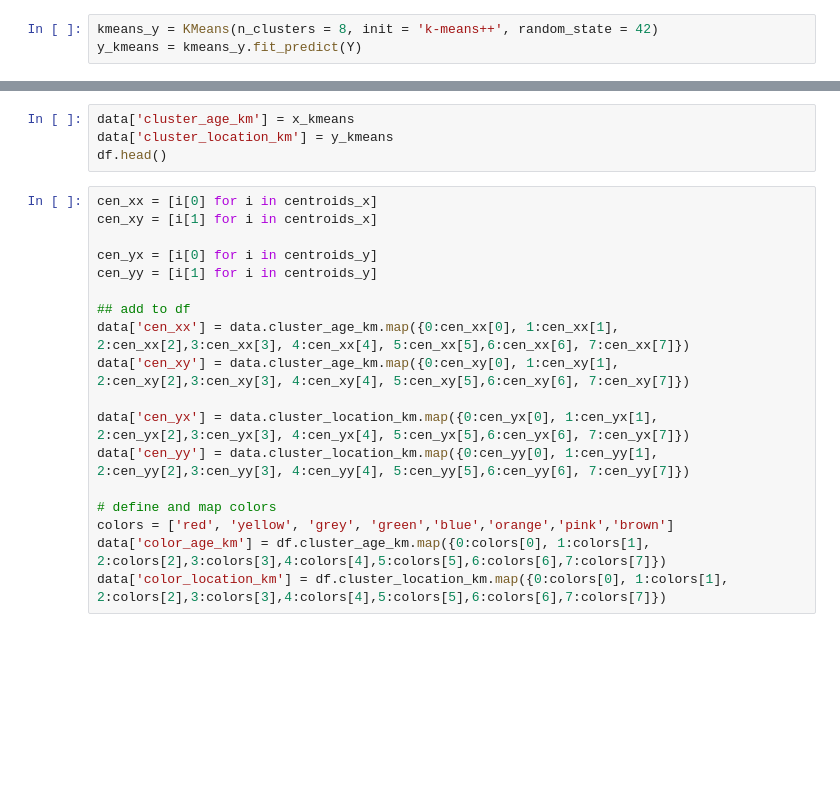
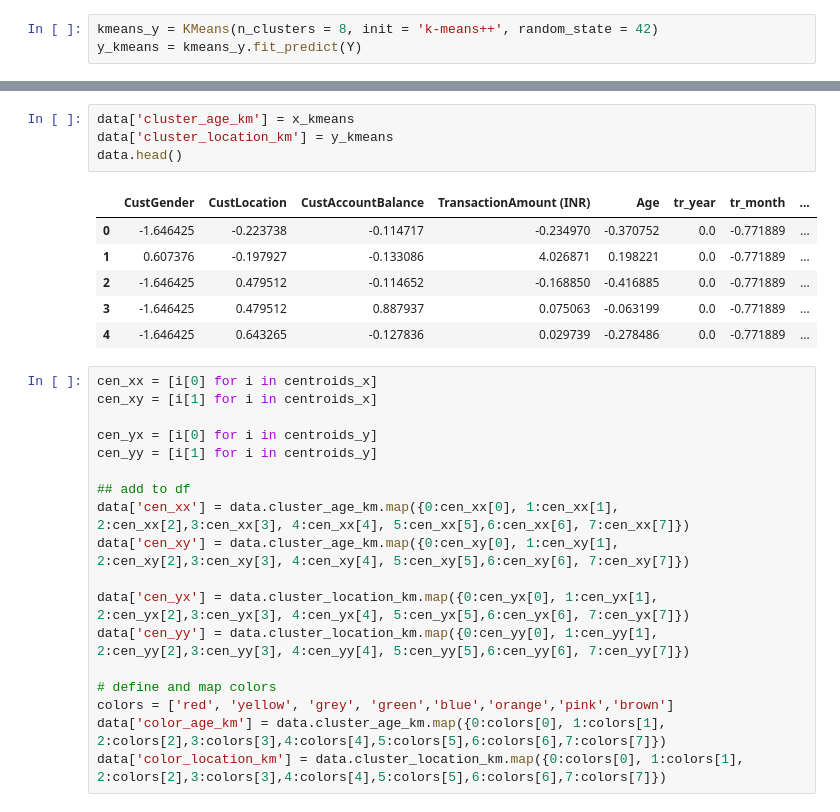
Before and after one commit to lngonzalezm/PruebaTecnicaNequi, a Jupyter notebook: Model.ipynb, the cells around one changed output, grey strips where cells are left out. Saved outputs shown, nothing was run; the diff lists cells and outputs as text; blank space fills up the shorter version.

```diff
--- a/Model.ipynb
+++ b/Model.ipynb
@@ -75,7 +96,14 @@ print(centroids_x,centroids_y)
 # %%
 data['cluster_age_km'] = x_kmeans
 data['cluster_location_km'] = y_kmeans
-df.head()
+data.head()
+# %% [output]
+|  | CustGender | CustLocation | CustAccountBalance | TransactionAmount (INR) | Age | tr_year | tr_month | ... |
+| 0 | -1.646425 | -0.223738 | -0.114717 | -0.234970 | -0.370752 | 0.0 | -0.771889 | ... |
+| 1 | 0.607376 | -0.197927 | -0.133086 | 4.026871 | 0.198221 | 0.0 | -0.771889 | ... |
+| 2 | -1.646425 | 0.479512 | -0.114652 | -0.168850 | -0.416885 | 0.0 | -0.771889 | ... |
+| 3 | -1.646425 | 0.479512 | 0.887937 | 0.075063 | -0.063199 | 0.0 | -0.771889 | ... |
+| 4 | -1.646425 | 0.643265 | -0.127836 | 0.029739 | -0.278486 | 0.0 | -0.771889 | ... |
 # %%
 cen_xx = [i[0] for i in centroids_x]
 cen_xy = [i[1] for i in centroids_x]
@@ -92,7 +120,7 @@ data['cen_yy'] = data.cluster_location_km.map({0:cen_yy[0], 1:cen_yy[1], 2:cen_y
 
 # define and map colors
 colors = ['red', 'yellow', 'grey', 'green','blue','orange','pink','brown']
-data['color_age_km'] = df.cluster_age_km.map({0:colors[0], 1:colors[1], 2:colors[2],3:colors[3],4:colors[4],5:colors[5],6:colors[6],7:colors[7]})
-data['color_location_km'] = df.cluster_location_km.map({0:colors[0], 1:colors[1], 2:colors[2],3:colors[3],4:colors[4],5:colors[5],6:colors[6],7:colors[7]})
+data['color_age_km'] = data.cluster_age_km.map({0:colors[0], 1:colors[1], 2:colors[2],3:colors[3],4:colors[4],5:colors[5],6:colors[6],7:colors[7]})
+data['color_location_km'] = data.cluster_location_km.map({0:colors[0], 1:colors[1], 2:colors[2],3:colors[3],4:colors[4],5:colors[5],6:colors[6],7:colors[7]})
 # %%
 plt.figure(num=None, figsize=(20, 20), facecolor='w', edgecolor='k')
```
Also changed, not shown: parts of 5 cells of this notebook.
